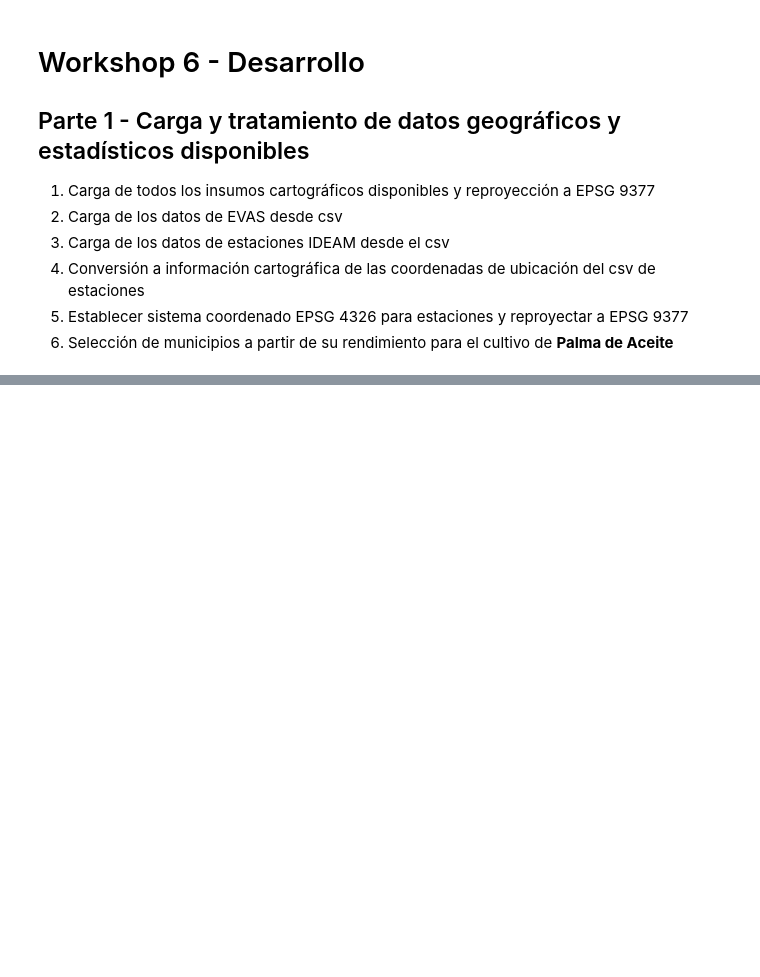
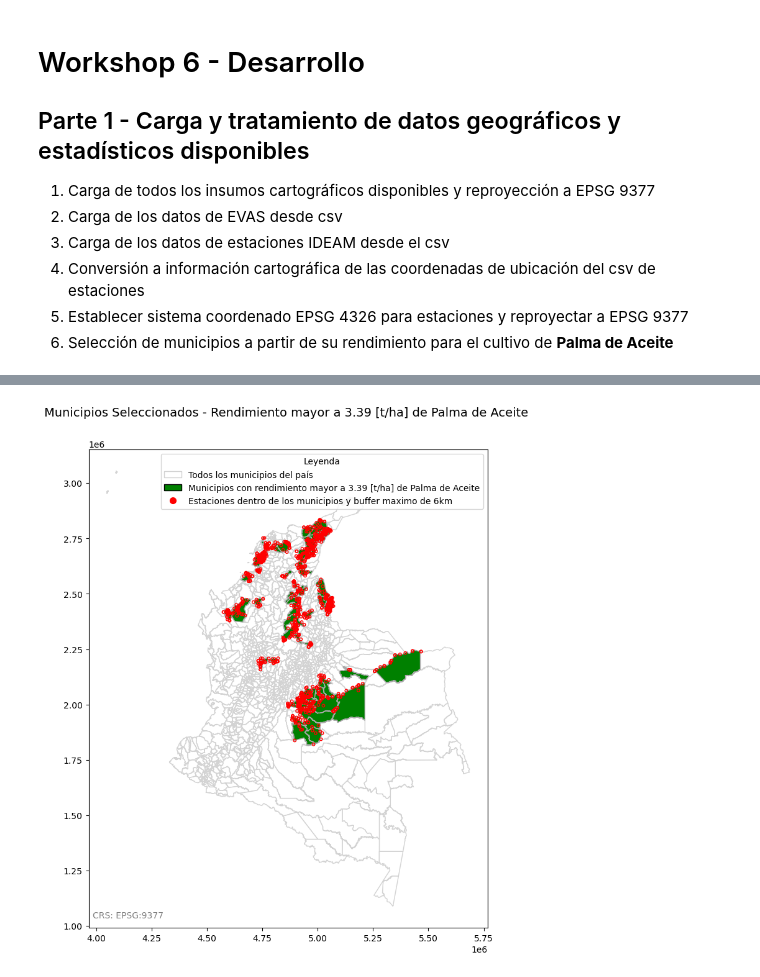
Before and after one commit to DSVRUNAL/Workshop_6, a Jupyter notebook: DSVR_Taller_Workshop6.ipynb, the cells around one changed output, grey strips where cells are left out. Drawn from its saved outputs; the diff is of its cells as text; code cells hidden in the pictures; blank space fills up the shorter version.

```diff
--- a/DSVR_Taller_Workshop6.ipynb
+++ b/DSVR_Taller_Workshop6.ipynb
@@ -42,21 +57,20 @@ SISTEMA COORDENADO DEL SHP:
  ['Codigo', 'Nombre', 'Categoria', 'Estado', 'Departamento', 'Municipio', 'Ubicación', 'Altitud', 'Fecha_instalacion', 'Fecha_suspension', 'Corriente']
 # %%
 # Renombra columnas y lectura de códigos de departamento y municipio - Shape
-muni_shp = muni_shp.rename(columns = {"DPTO_CCDGO":"DPTO_COD","MPIO_CCDGO":"MUN_COD","DPTO_CCDGO":"DPTO_COD","MPIO_CNMBR":"MPIO_NOM"}) # se renombran columnas
+muni_shp = muni_shp.rename(columns = {"DPTO_CCDGO":"DPTO_COD","MPIO_CDPMP":"MUN_COD","DPTO_CCDGO":"DPTO_COD","MPIO_CNMBR":"MPIO_NOM"}) # se renombran columnas
 muni_shp['MUN_COD'] = muni_shp['MUN_COD'].astype(str).str.zfill(5) # leer columna de codigo municipal como texto y mantener los 5 caracteres siempre
 muni_shp['DPTO_COD'] = muni_shp['DPTO_COD'].astype(str).str.zfill(5) # leer columna de codigo departamental como texto y mantener los 5 caracteres siempre
 print('\nCOLUMNAS DEL SHAPE RENOMBRADAS\n',muni_shp.columns.tolist())
 
-# Se quitan los duplicados con base en los codigos municipales
-#muni_shp = muni_shp.drop_duplicates(subset='MUN_COD')
-
 # Renombra columnas y lectura de códigos de departamento y municipio - csv EVAS
-evas = evas.rename(columns = {"CÓD. \nDEP.":"DPTO_COD","CÓD. MUN.":"MUN_COD","GRUPO \nDE CULTIVO":"GRUPO DE CULTIVO","SUBGRUPO \nDE CULTIVO":"SUBGRUPO DE CULTIVO",\
-                       "Área Sembrada\n(ha)":"Área Sembrada (ha)","Área Cosechada\n(ha)":"Área Cosechada (ha)","Producción\n(t)":"Producción (t)",\
-                      "Rendimiento\n(t/ha)":"Rendimiento (t/ha)","NOMBRE \nCIENTIFICO":"NOMBRE CIENTIFICO"})
+evas = evas.rename(columns = {"CÓD. \nDEP.":"DPTO_COD","CÓD. MUN.":"MUN_COD","GRUPO \nDE CULTIVO":"GRUPO DE CULTIVO","SUBGRUPO \nDE CULTIVO":"SUBGRUPO_DE_CULTIVO",\
+                       "Área Sembrada\n(ha)":"Área Sembrada_(ha)","Área Cosechada\n(ha)":"Área Cosechada_(ha)","Producción\n(t)":"Producción_(t)",\
+                      "Rendimiento\n(t/ha)":"Rendimiento_(t/ha)","NOMBRE \nCIENTIFICO":"NOMBRE_CIENTIFICO"})
 evas['MUN_COD'] = evas ['MUN_COD'].astype(str).str.zfill(5)
 evas['DPTO_COD'] = evas ['DPTO_COD'].astype(str).str.zfill(5)
 evas["CULTIVO"] = evas["CULTIVO"].astype(str)
 print('\nCOLUMNAS DE EVAS RENOMBRADAS\n',evas.columns.tolist(),'\n')
+
+print('\nCantidad de valores por codigo municipal: \n', muni_shp['MUN_COD'].value_counts())
 # %% [output]
 COLUMNAS DEL SHAPE RENOMBRADAS
@@ -143,0 +204,79 @@ plt.show()
+# %%
+# Crear la gráfica de los municipios seleccionados con las estaciones.
+fig, ax = plt.subplots(figsize=(10, 10))
+
+# 1. Capa base - todos los municipios
+muni_shp.plot(
+    ax=ax,
+    color='white',
+    edgecolor='lightgrey'
+)
+# 2. Resalta municipios de rendimiento mayor a 3.39
+palma_mun_r.plot(
+    ax=ax,
+    color='green',
+    edgecolor='darkgrey'
+)
+
+# 3. Plot stations not in Cumaribo
+estaciones_palma.plot(
+    ax=ax,
+    color='None',
+    edgecolor='red',
+    marker='o',
+    markersize=10
+)
+
+# 4. Titulo del gráfico
+ax.set_title(
+    "Municipios Seleccionados - Rendimiento mayor a 3.39 [t/ha] de Palma de Aceite \n",
+    fontsize=14,
+    pad=12
+)
+
+# 5. Crea los elementos gráficos para la leyenda
+#    - Todos los municipios en blanco con línea gris
+patch_allmun = mpatches.Patch(
+    facecolor='white',
+    edgecolor='lightgrey',
+    label='Todos los municipios del país'
+)
+
+#    - Municipios seleccionados con relleno verde y línea negra
+patch_palma_mun_r = mpatches.Patch(
+    facecolor='green',
+    edgecolor='black',
+    label='Municipios con rendimiento mayor a 3.39 [t/ha] de Palma de Aceite'
+)
+
+#    - Linea para las estaciones seleccionadas
+marker_stations = mlines.Line2D(
+    [], [],
+    color='red',   # edgecolor of the marker
+    marker='o',
+    linestyle='None',
+    markersize=7,
+    label='Estaciones dentro de los municipios y buffer maximo de 6km'
+)
+
+# 6. Crea la leyenda con las especificaciones gráficas ya hechas
+ax.legend(
+    handles=[patch_allmun, patch_palma_mun_r,marker_stations],
+    loc='upper right',
+    title='Leyenda',
+    frameon=True
+)
+
+# 7. Crea la anotación del CRS en la parte inferior izquierda
+crs_text = f"CRS: {muni_shp.crs.to_string()}"
+ax.text(
+    0.01, 0.02, crs_text,
+    transform=ax.transAxes,
+    fontsize=10,
+    color='grey',
+    bbox=dict(facecolor='white', edgecolor='none', alpha=0.6, pad=2)
+)
+
+plt.show()
+# %% [output]
+[figure, added]
```
Also changed, not shown: parts of 10 cells of this notebook.
